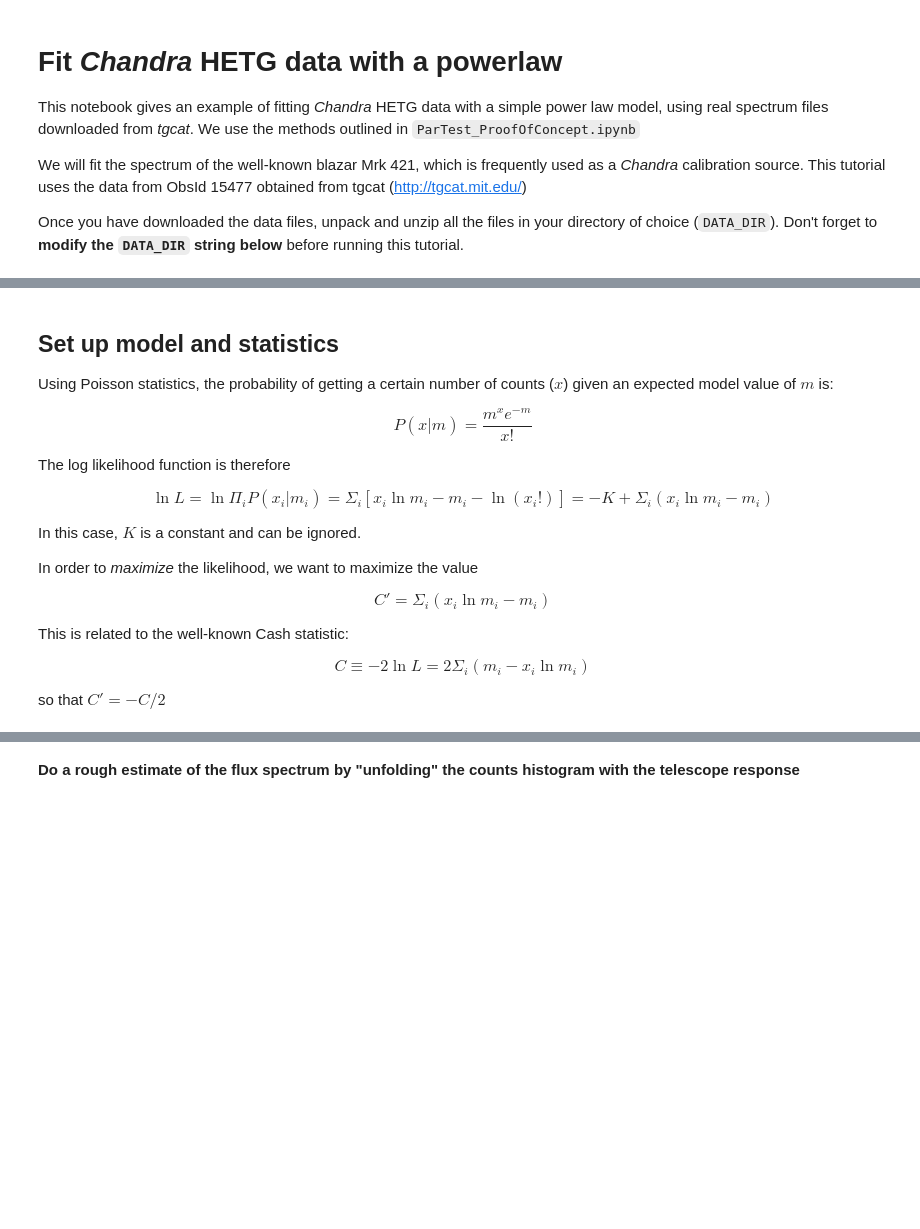
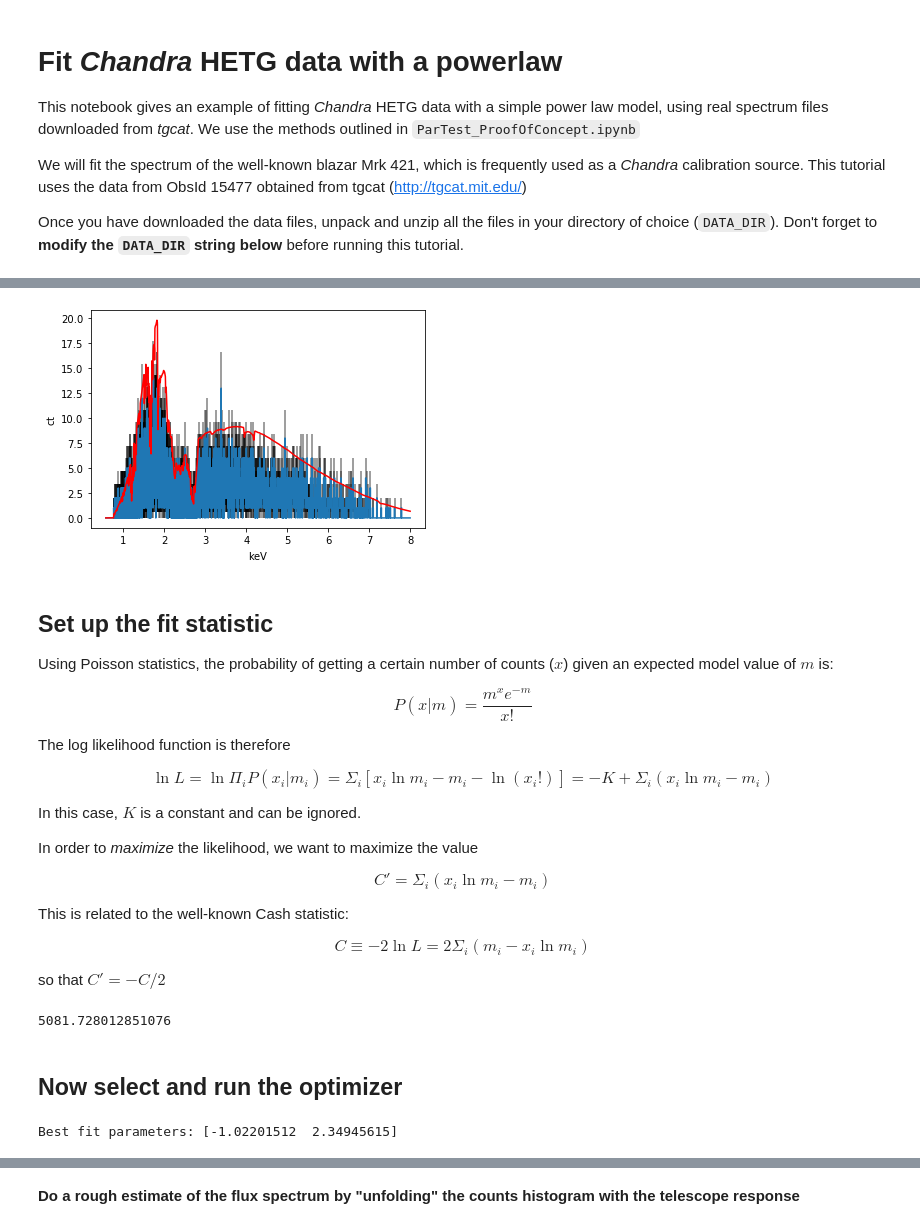
Before and after one commit to eblur/pyxsis, a Jupyter notebook: notebooks/Example1_fit_HETG_powerlaw.ipynb, the cells around one changed output, grey strips where cells are left out. Cells and saved outputs as stored; diff of their text form; code cells hidden in the pictures; blank space fills up the shorter version.

```diff
--- a/notebooks/Example1_fit_HETG_powerlaw.ipynb
+++ b/notebooks/Example1_fit_HETG_powerlaw.ipynb
@@ -28,5 +54,49 @@ mrk_heg1_file = mrk_dir + "heg_1.pha"
+# %%
+# I will fit this spectrum with a powerlaw
+my_pl = pyxsis.models.PowerLaw(norm=np.power(10.0, -0.5), phoindex=2.5)
+
+# Note that the model is completely independent of my spectrum.
+# So you will need to write some infrastructure in order to match
+# the energy binning from the loaded spectrum.
+def evaluate_my_powerlaw(spectrum):
+    # Because I know that Chandra HETG files have angstroms for bin_lo and bin_hi,
+    # I know I need to swap hi and low when I am converting to energy
+    elo = spectrum.bin_hi.to('keV', equivalencies=u.spectral()).value
+    ehi = spectrum.bin_lo.to('keV', equivalencies=u.spectral()).value
+
+    mflux = my_pl.calculate(elo, ehi)
+    model_counts = spectrum.evaluate_model(mflux)
+    return model_counts
+
+model_counts = evaluate_my_powerlaw(heg_p1)
+# %%
+# A function that allows me to plot the model
+def plot_mymodel_pars(ax, spectrum, pars=None, xunit='keV'):
+    pyxsis.plot_counts(ax, spectrum, xunit=xunit) # standard pyxsis plot
+
+    # I need the binning information, if my spectrum is grouped
+    # So I can overlay it on the correct X and Y axis
+    xlo, xhi, y, yerr = spectrum.binned_counts(bin_unit=xunit)
+    xcen = 0.5 * (xlo + xhi)
+
+    # Note that if the input parameters violate the limits,
+    # then the endpoints (limits) of the model will be selected by default
+    if pars is not None:
+        my_pl.update({'norm': np.power(10.0, pars[0]),
+                      'phoindex': pars[1]})
+        binned_model_counts = evaluate_my_powerlaw(spectrum)
+    else:
+        binned_model_counts = spectrum.bin_model_counts()
+
+    ax.plot(xcen, spectrum.bin_model_counts(), color='r')
+    return
+# %%
+ax = plt.subplot(111)
+plot_mymodel_pars(ax, heg_p1, pars=[-0.5, 2.5], xunit='keV')
+# %% [output]
+[figure, added]
 # %% [markdown]
-## Set up model and statistics
+## Set up the fit statistic
 
 Using Poisson statistics, the probability of getting a certain number of counts ($x$) given an expected model value of $m$ is:
 
@@ -49,0 +151,12 @@ so that $C' = -C / 2$
+# %%
+par0 = [-0.5, 2.5] # Log10(Norm) and Photon Index for the power law
+cash(par0)
+# %% [output]
+5081.728012851076
+# %% [markdown]
+## Now select and run the optimizer
+# %%
+res = scipy.optimize.minimize(cash, par0)
+print("Best fit parameters:", res.x)
+# %% [output]
+Best fit parameters: [-1.02201512  2.34945615]
```
Also changed, not shown: parts of 24 cells of this notebook.
